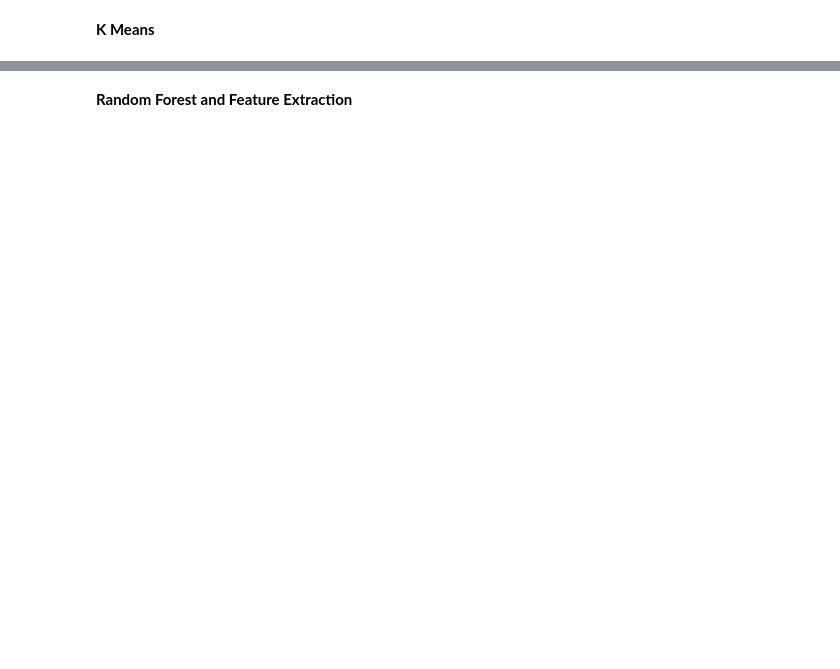
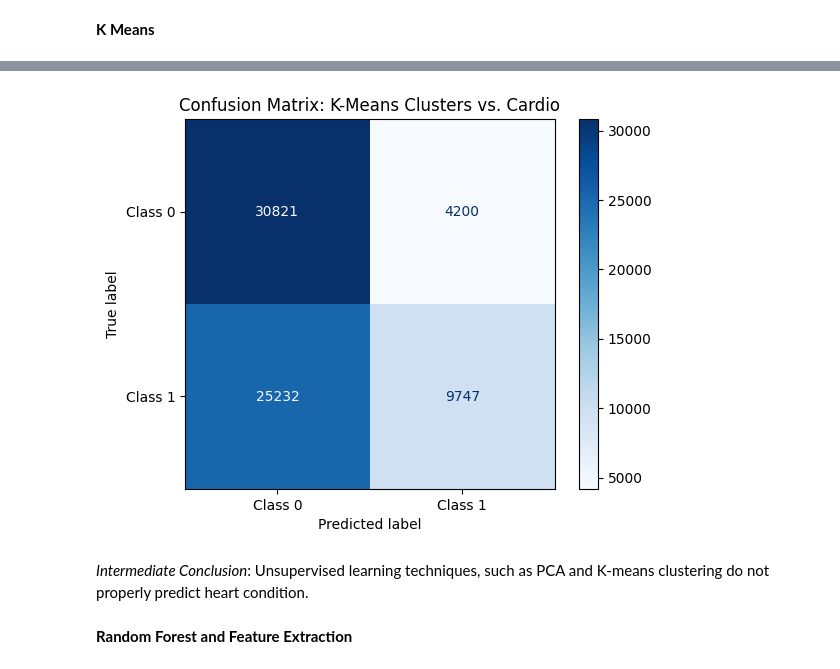
Before and after one commit to mehalyna/nlp-fuzzy, a Jupyter notebook: src/medical-prediction.ipynb, the cells around one changed output, grey strips where cells are left out. Drawn from its saved outputs; the diff is of its cells as text; code cells hidden in the pictures; blank space fills up the shorter version.

Commit message:
med predictions

```diff
--- a/src/medical-prediction.ipynb
+++ b/src/medical-prediction.ipynb
@@ -68,2 +158,19 @@ from sklearn.preprocessing import StandardScaler
+# %%
+# compare with cardio field and display confusion matrix:
+from sklearn.metrics import confusion_matrix, ConfusionMatrixDisplay
+
+y_true = df["cardio"]
+y_pred = df_pca["cluster"]
+
+cm = confusion_matrix(y_true, y_pred) # compute confusion matrix
+
+disp = ConfusionMatrixDisplay(confusion_matrix=cm, display_labels=["Class 0", "Class 1"])
+disp.plot(cmap="Blues")
+plt.title("Confusion Matrix: K-Means Clusters vs. Cardio")
+plt.show()
+# %% [output]
+[figure, added]
+# %% [markdown]
+*Intermediate Conclusion*: Unsupervised learning techniques, such as PCA and K-means clustering do not properly predict heart condition.
 # %% [markdown]
 **Random Forest and Feature Extraction**
```
Also changed, not shown: parts of 8 cells of this notebook, 2 other files.
